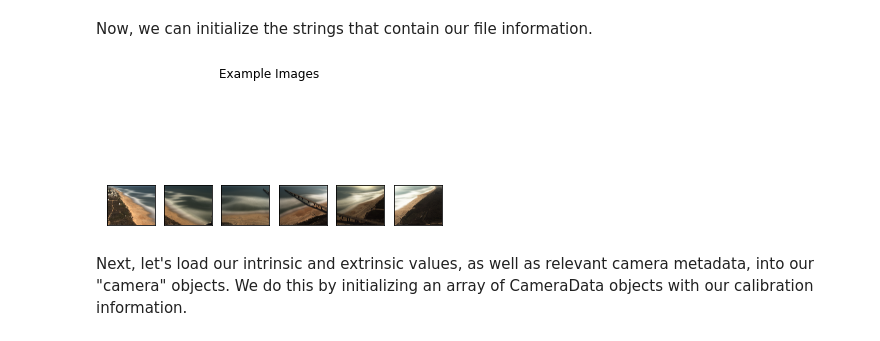
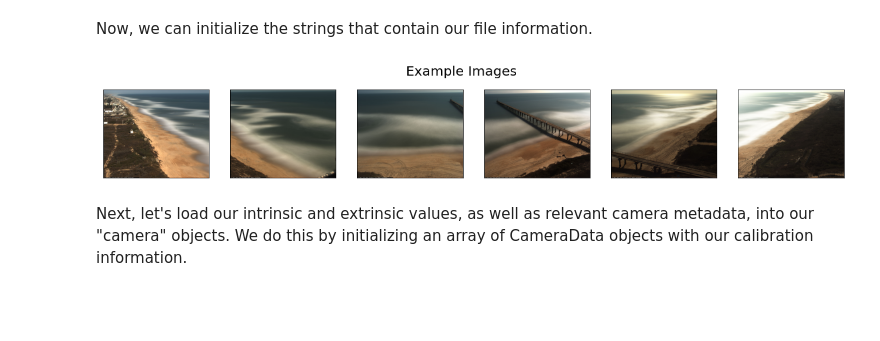
Before and after one commit to mailemccann/coastalimagelib, a Jupyter notebook: src/coastalimagelib/CoastalImageLib_Illustrative_Example.ipynb, the cells around one changed output. Saved outputs shown, nothing was run; the diff lists cells and outputs as text; code cells hidden in the pictures; blank space fills up the shorter version.

```diff
--- a/src/coastalimagelib/CoastalImageLib_Illustrative_Example.ipynb
+++ b/src/coastalimagelib/CoastalImageLib_Illustrative_Example.ipynb
@@ -35,32 +35,32 @@ cams = ['c1','c2','c3','c4','c5','c6']
 # %%
 # This is our list of strings containing the file name and
 # locations for each FRAME (.jpg file) file we want to rectify
 # The file base in the example images is the epoch timestamp
 #      at the time the image was taken.
 
 file_base = '1444314601_'
 
 # Frames
 image_list = [os.path.join(folder,i,(file_base + i + '_timex.jpg')) for i in cams]
-
+import skimage
 # Display our oblique frames
-fig, axs = plt.subplots(1, 6)
+fig, axs = plt.subplots(1, 6, figsize=(20,3))
 for ind, im_name in enumerate(image_list):
-    image = imageio.imread(im_name)
+    image = skimage.io.imread(im_name)
     # Show pixels on image
     axs[ind].xaxis.set_visible(False)
     axs[ind].yaxis.set_visible(False)
     axs[ind].imshow(
         image.astype(np.uint8),
         cmap="gray",
         vmin=0,
         vmax=255
     )
 
-plt.suptitle('Example Images')
+plt.suptitle('Example Images', fontsize = 20)
 plt.show()
 # %% [output]
-[figure, old version]
+[figure, new version]
 # %% [markdown]
 Next, let's load our intrinsic and extrinsic values, as well as relevant camera metadata, into our "camera" objects. We do this by initializing an array of CameraData objects with our calibration information.
 # %%
```
Also changed, not shown: parts of 2 cells of this notebook, 2 other files.
